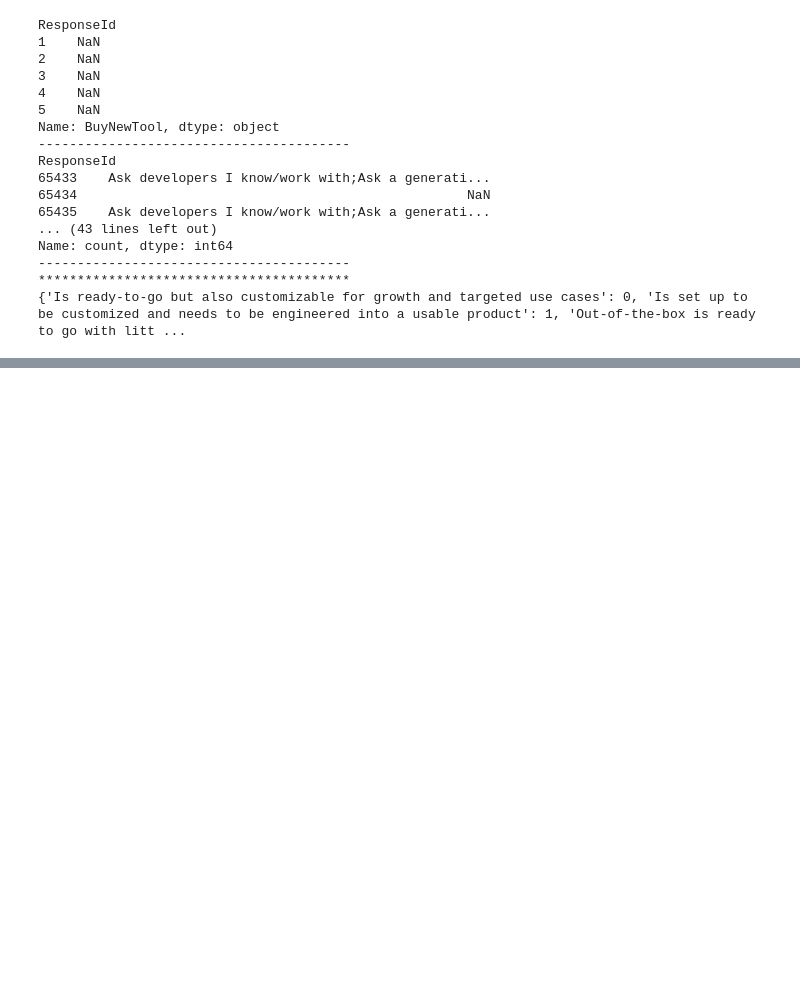
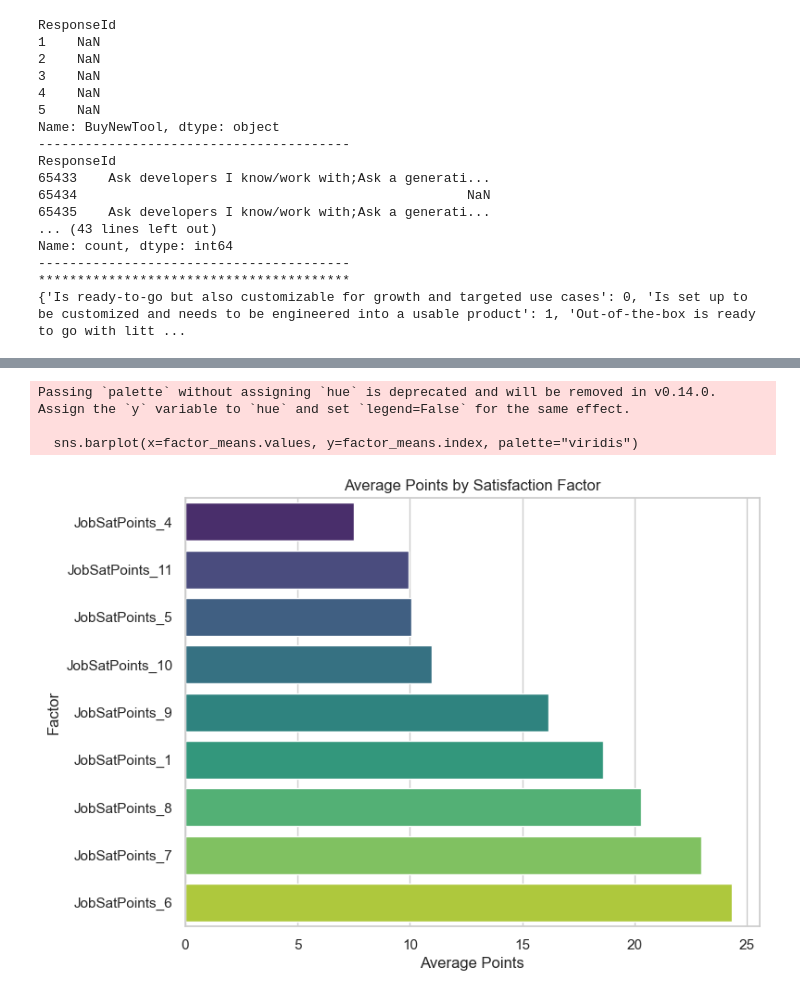
Before and after one commit to krsoy/AAU_Projects, a Jupyter notebook: m1_exam_oral.ipynb, the cells around one changed output, grey strips where cells are left out. Saved outputs shown, nothing was run; the diff lists cells and outputs as text; code cells hidden in the pictures; blank space fills up the shorter version.

```diff
--- a/m1_exam_oral.ipynb
+++ b/m1_exam_oral.ipynb
@@ -471,0 +637,25 @@ print(salary_cols)
+# %%
+# --- Collect satisfaction factor columns (JobSatPoints_1..11) ---
+job_sat_points = [c for c in df.columns if c.startswith("JobSatPoints_")]
+assert len(job_sat_points) > 0, "No JobSatPoints_* columns found."
+
+# --- Coerce to numeric (in case they are strings) ---
+df[job_sat_points] = df[job_sat_points].apply(pd.to_numeric, errors="coerce")
+
+# Optional: keep only rows with at least one factor filled
+df_fac = df[job_sat_points].dropna(how="all").copy()
+# %%
+# --- Mean points per factor (ignoring NaNs) ---
+factor_means = df_fac.mean().sort_values(ascending=True)
+
+plt.figure(figsize=(8,6))
+sns.barplot(x=factor_means.values, y=factor_means.index, palette="viridis")
+plt.title("Average Points by Satisfaction Factor")
+plt.xlabel("Average Points")
+plt.ylabel("Factor")
+plt.show()
+# %% [output]
+Passing `palette` without assigning `hue` is deprecated and will be removed in v0.14.0. Assign the `y` variable to `hue` and set `legend=False` for the same effect.
+
+  sns.barplot(x=factor_means.values, y=factor_means.index, palette="viridis")
+[figure, added]
```
Also changed, not shown: parts of 17 cells of this notebook.
